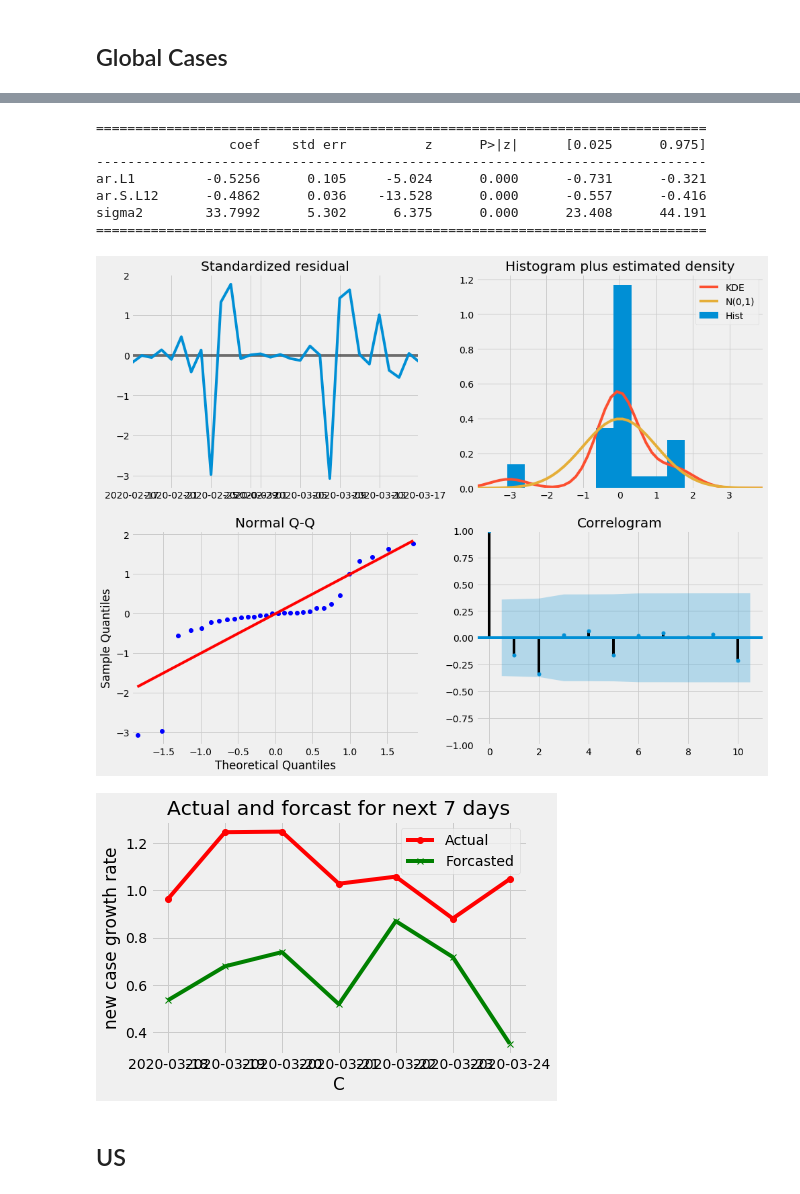
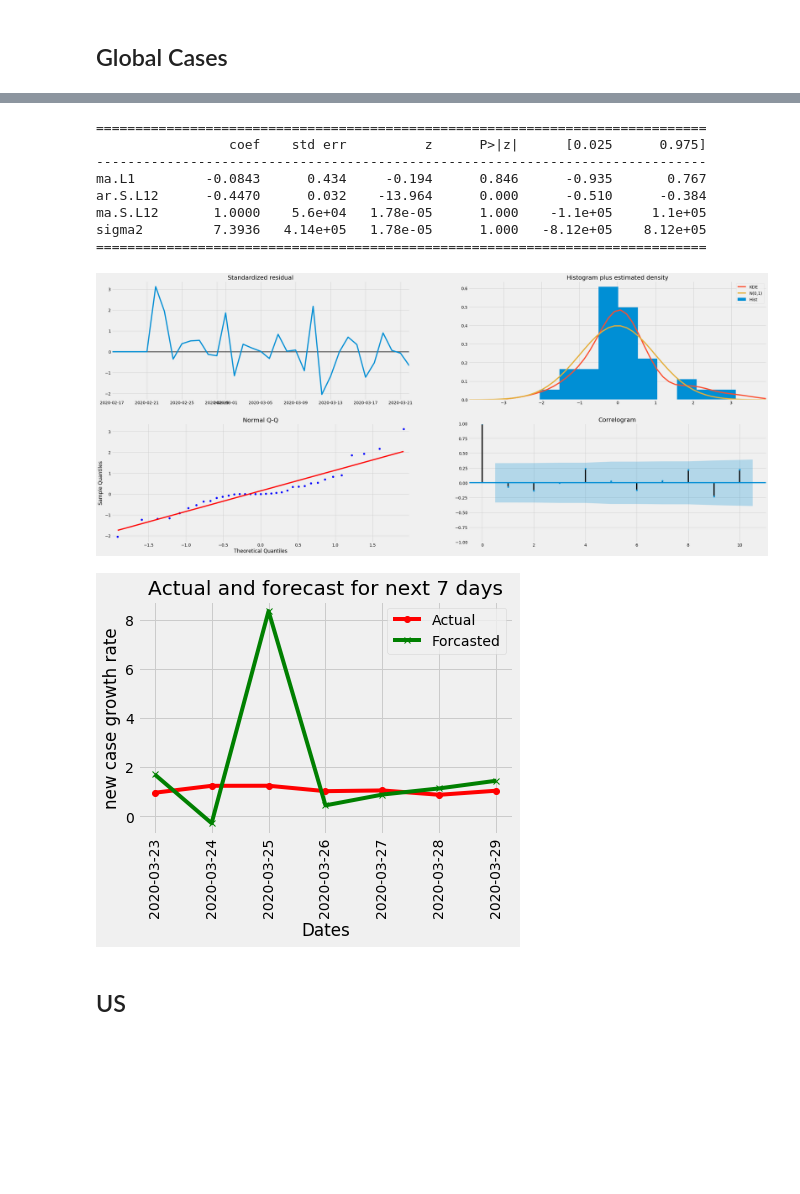
Before and after one commit to github-prathma/Spread_Of_Corona_Virus_Analysis, a Jupyter notebook: Time_Series/TimeSeriesForecastingPlots.ipynb, the cells around one changed output, grey strips where cells are left out. Cells and saved outputs as stored; diff of their text form; code cells hidden in the pictures; blank space fills up the shorter version.

Commit message:
time series forecast for China Italy

```diff
--- a/Time_Series/TimeSeriesForecastingPlots.ipynb
+++ b/Time_Series/TimeSeriesForecastingPlots.ipynb
@@ -130,7 +131,7 @@ ARIMA(1, 1, 1)x(1, 1, 1, 12)12 - AIC:1215.3362316546331
 # %%
-mod = sm.tsa.statespace.SARIMAX(y[:56],
-                                order=(1, 1, 0),
-                                seasonal_order=(1, 1, 0, 12),
+mod = sm.tsa.statespace.SARIMAX(y[:61],
+                                order=(0, 0, 1),
+                                seasonal_order=(1, 1, 1, 12),
                                 enforce_stationarity=False,
                                 enforce_invertibility=False)
 
@@ -141,15 +142,16 @@ print(results.summary().tables[1])
 ==============================================================================
                  coef    std err          z      P>|z|      [0.025      0.975]
 ------------------------------------------------------------------------------
-ar.L1         -0.5256      0.105     -5.024      0.000      -0.731      -0.321
-ar.S.L12      -0.4862      0.036    -13.528      0.000      -0.557      -0.416
-sigma2        33.7992      5.302      6.375      0.000      23.408      44.191
+ma.L1         -0.0843      0.434     -0.194      0.846      -0.935       0.767
+ar.S.L12      -0.4470      0.032    -13.964      0.000      -0.510      -0.384
+ma.S.L12       1.0000    5.6e+04   1.78e-05      1.000    -1.1e+05     1.1e+05
+sigma2         7.3936   4.14e+05   1.78e-05      1.000   -8.12e+05    8.12e+05
 ==============================================================================
 # %%
-results.plot_diagnostics(figsize=(15, 12))
+results.plot_diagnostics(figsize=(35, 15))
 plt.show()
 # %% [output]
-[figure, old version]
+[figure, new version]
 # %%
 # Get forecast 500 steps ahead in future
 pred_uc = results.get_forecast(steps=7)
@@ -162,13 +164,14 @@ Y1=y[-pred_uc.predicted_mean.index.shape[0]:]
 Y2=pred_uc.predicted_mean
 plt.plot(x, Y1, color = 'red', marker = 'o', label='Actual')
 plt.plot(x, Y2, color = 'green',marker = 'x',label='Forcasted')
-plt.xlabel("C")
+plt.xlabel("Dates")
 plt.ylabel('new case growth rate')
+plt.xticks(rotation=90)
 plt.legend()
-plt.title('Actual and forcast for next 7 days')
+plt.title('Actual and forecast for next 7 days')
 plt.show()
 # %% [output]
-[figure, old version]
+[figure, new version]
 # %% [markdown]
 ## US
 # %%
```
Also changed, not shown: parts of 24 cells of this notebook, 2 other files.
